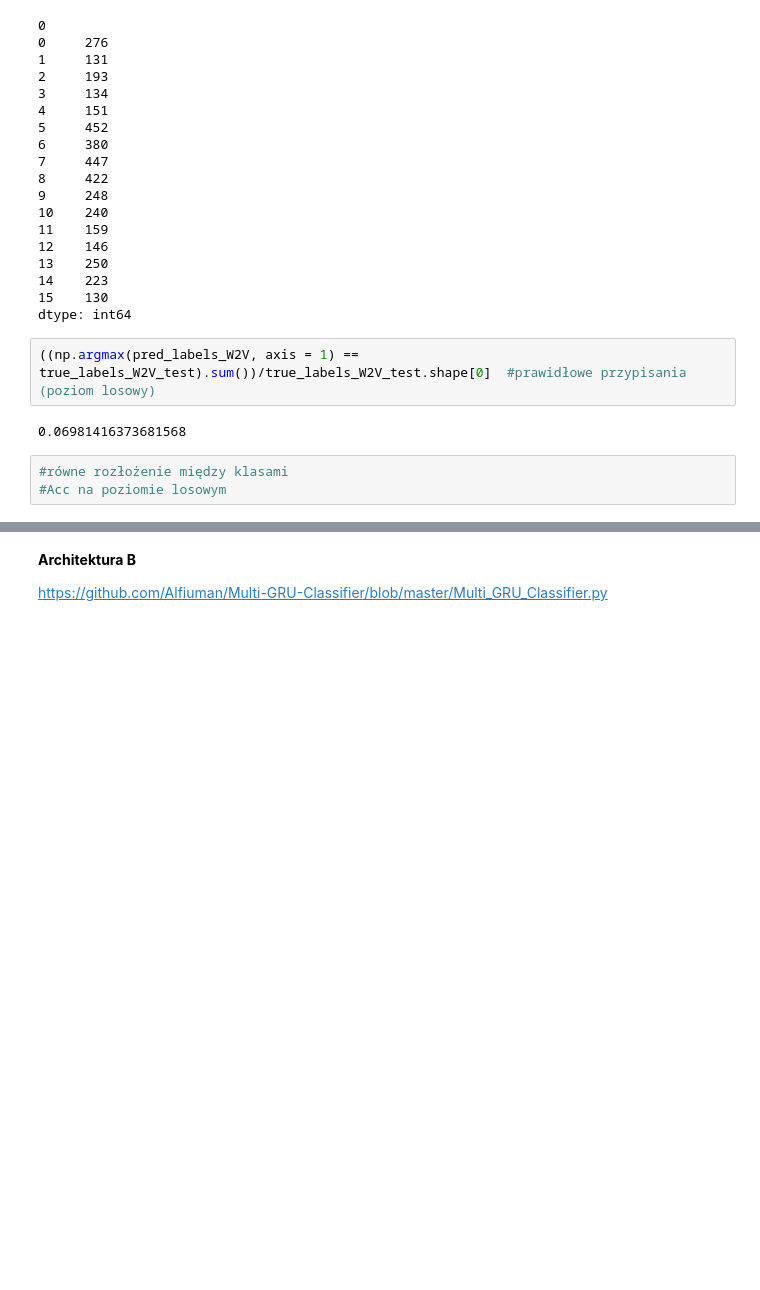
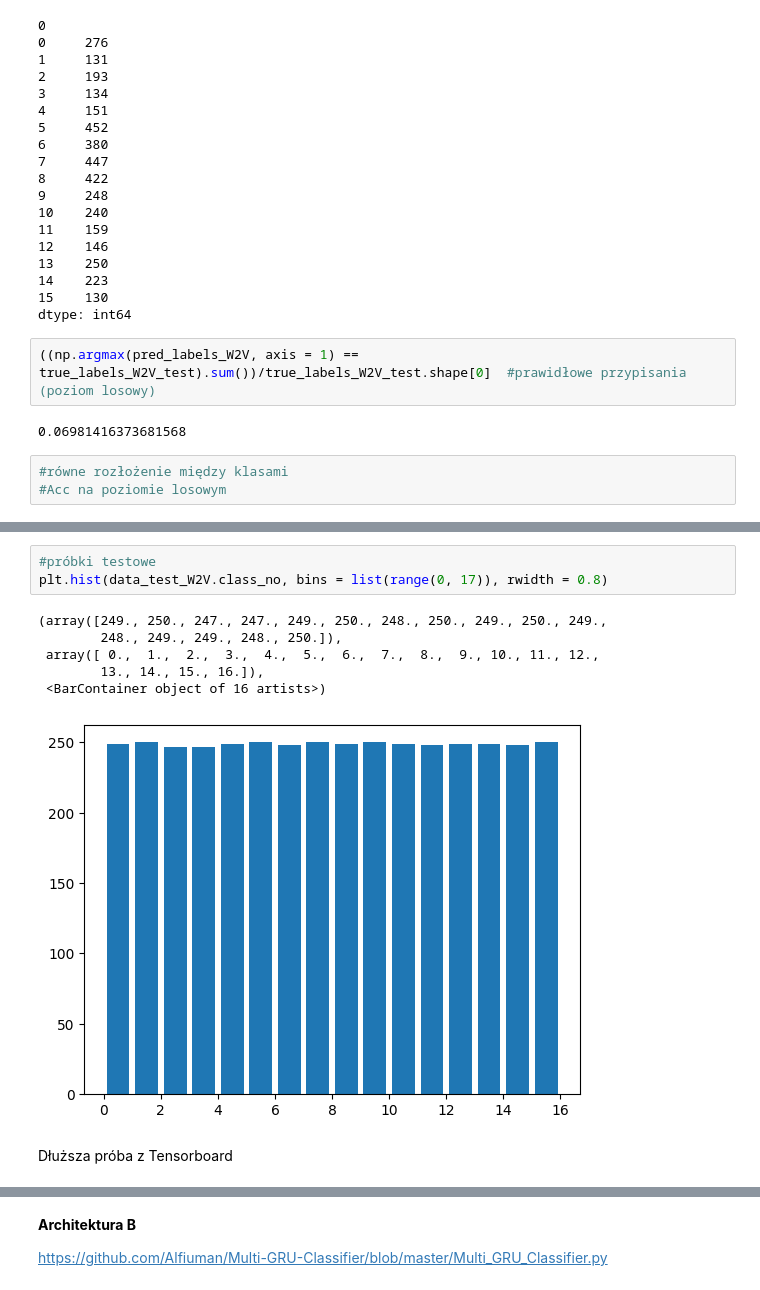
Before and after one commit to martaglanowska/MBTI_classification, a Jupyter notebook: praca magisterska.ipynb, the cells around one changed output, grey strips where cells are left out. Cells and saved outputs as stored; diff of their text form; blank space fills up the shorter version.

```diff
--- a/praca magisterska.ipynb
+++ b/praca magisterska.ipynb
@@ -1896,0 +1922,12 @@ dtype: int64
+# %%
+#próbki testowe
+plt.hist(data_test_W2V.class_no, bins = list(range(0, 17)), rwidth = 0.8)
+# %% [output]
+(array([249., 250., 247., 247., 249., 250., 248., 250., 249., 250., 249.,
+        248., 249., 249., 248., 250.]),
+ array([ 0.,  1.,  2.,  3.,  4.,  5.,  6.,  7.,  8.,  9., 10., 11., 12.,
+        13., 14., 15., 16.]),
+ <BarContainer object of 16 artists>)
+[figure, added]
+# %% [markdown]
+Dłuższa próba z Tensorboard
```
Also changed, not shown: parts of 84 cells of this notebook.
